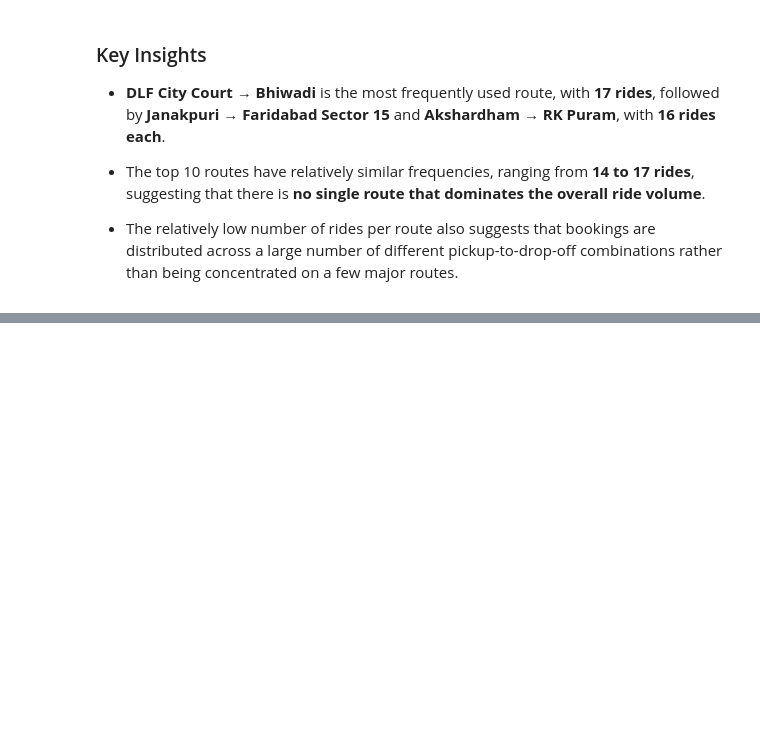
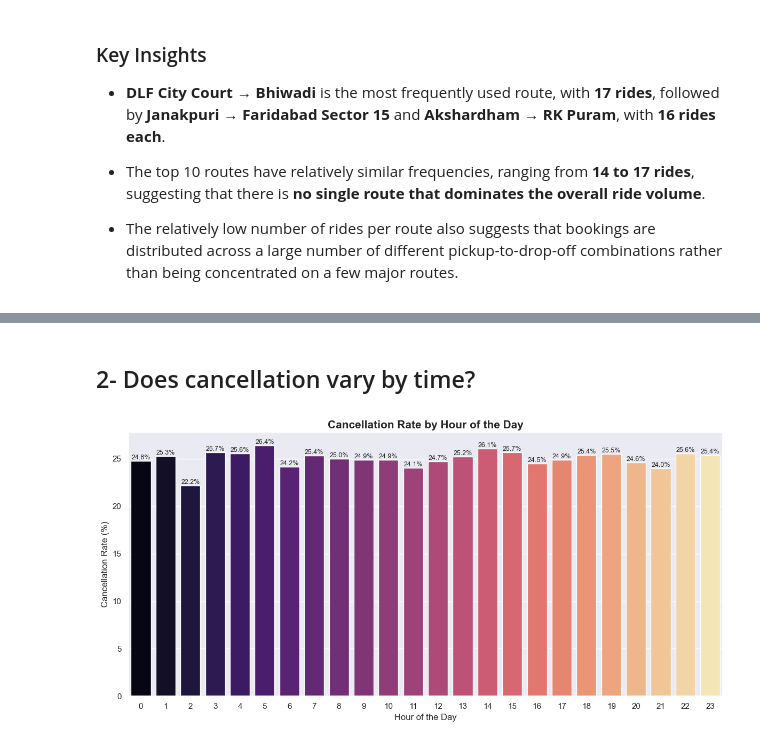
Before and after one commit to Seif-Elmezaien/Uber-Ride-EDA, a Jupyter notebook: Uber Ride EDA.ipynb, the cells around one changed output, grey strips where cells are left out. Saved outputs shown, nothing was run; the diff lists cells and outputs as text; code cells hidden in the pictures; blank space fills up the shorter version.

```diff
--- a/Uber Ride EDA.ipynb
+++ b/Uber Ride EDA.ipynb
@@ -372,0 +437,29 @@ plt.show()
+# %% [markdown]
+## 2- Does cancellation vary by time?
+# %%
+hourly_cancellations = df.groupby('hour').agg(
+    total_bookings=('Booking ID', 'count'),
+    cancelled_bookings=('Booking Status', lambda x: x.str.contains('Cancelled').sum())
+)
+
+hourly_cancellations['cancellation_rate'] = (
+    hourly_cancellations['cancelled_bookings']
+    / hourly_cancellations['total_bookings']
+    * 100
+)
+
+plt.figure(figsize=(12, 6))
+
+ax = sns.barplot(data=hourly_cancellations.reset_index(),
+            x='hour', y='cancellation_rate', palette='magma')
+
+for container in ax.containers:
+    ax.bar_label(container, fmt='%.1f%%', fontsize=9)
+
+plt.title('Cancellation Rate by Hour of the Day', fontsize=15, fontweight='bold')
+plt.xlabel('Hour of the Day', fontsize=12)
+plt.ylabel('Cancellation Rate (%)', fontsize=12)
+plt.tight_layout()
+plt.show()
+# %% [output]
+[figure, added]
```
Also changed, not shown: parts of 15 cells of this notebook.
